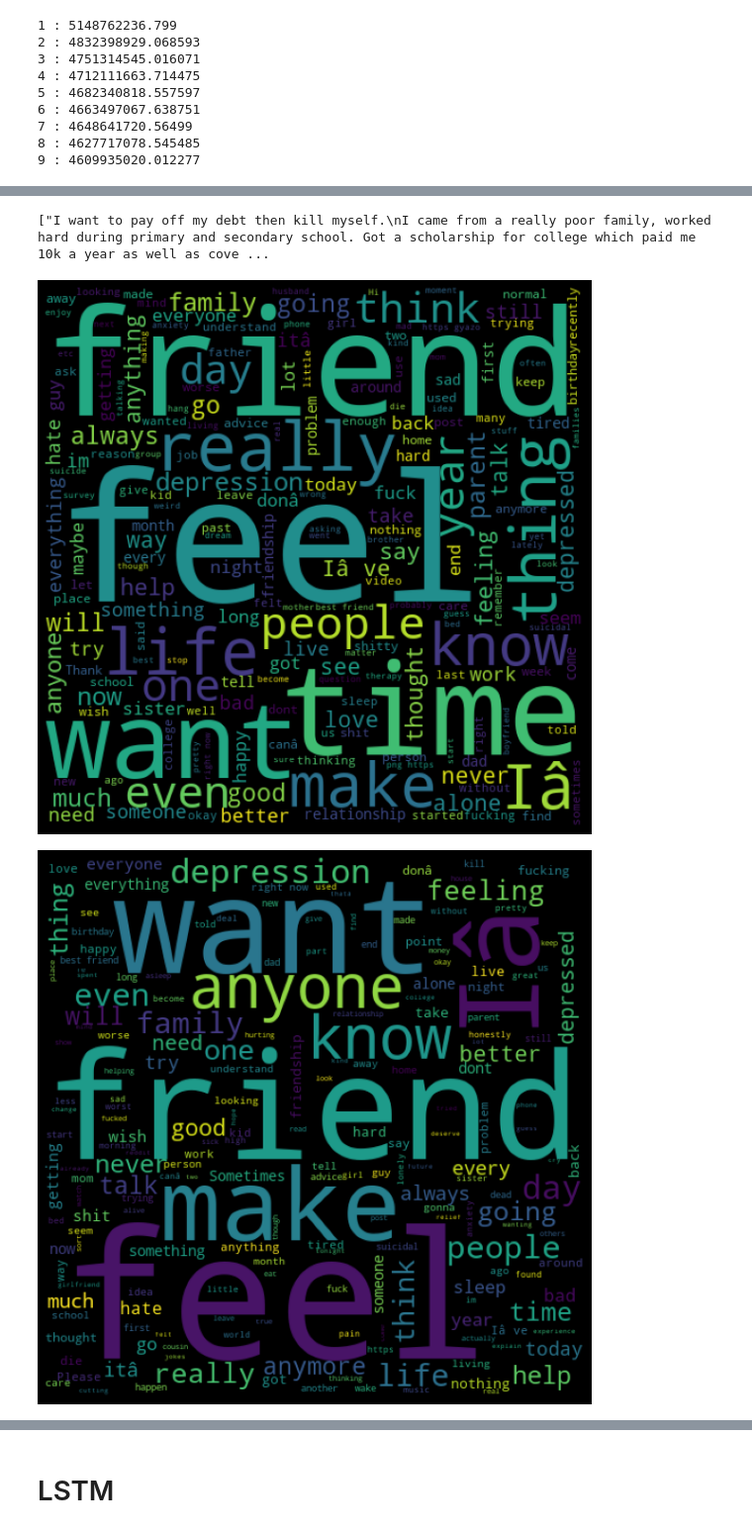
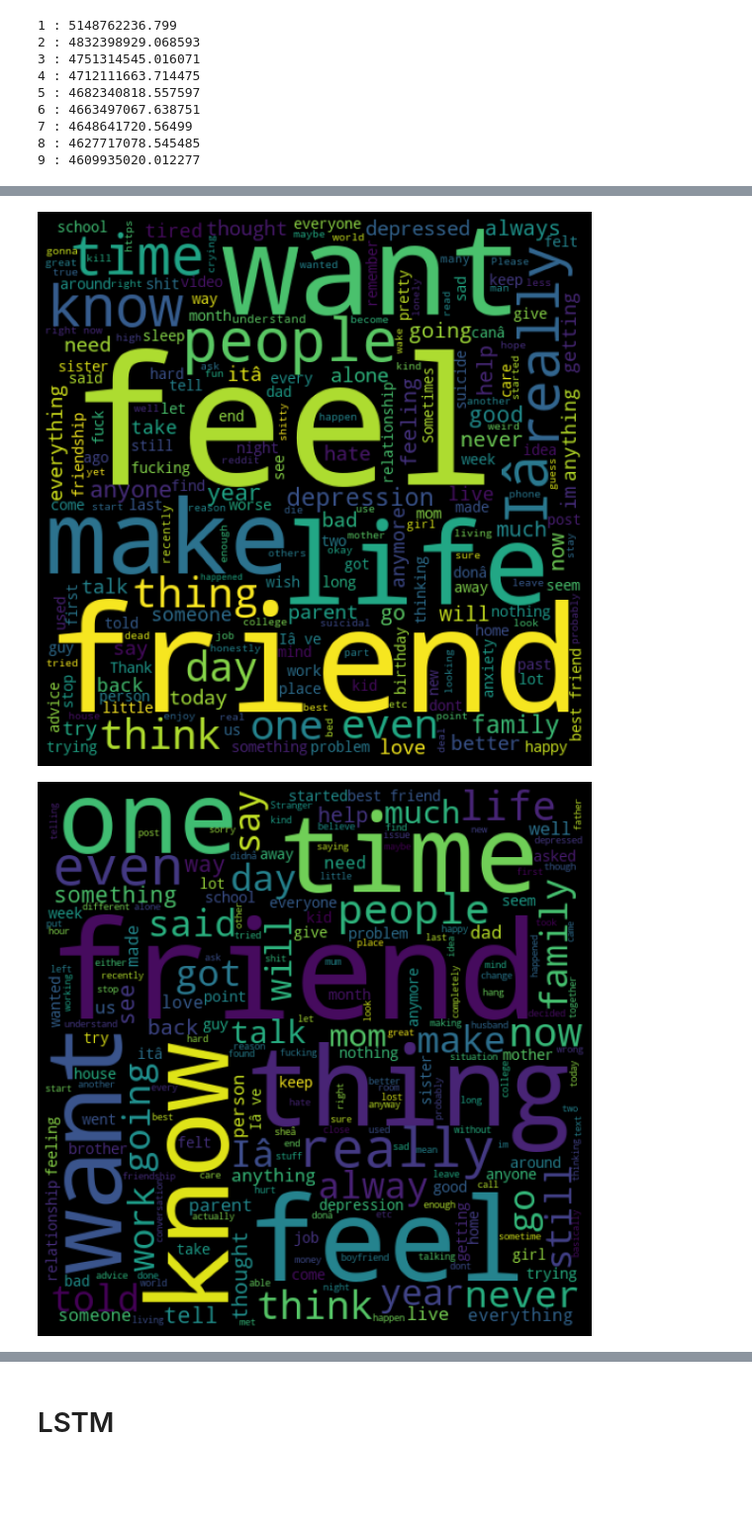
Before and after one commit to spes2357/NLP-depression, a Jupyter notebook: Model_Vertification_NLP_Project_version1.ipynb, the cells around one changed output, grey strips where cells are left out. Shown: that part at 99% size. Cells and saved outputs as stored; diff of their text form; code cells hidden in the pictures; blank space fills up the shorter version.

```diff
--- a/Model_Vertification_NLP_Project_version1.ipynb
+++ b/Model_Vertification_NLP_Project_version1.ipynb
@@ -175,21 +171,19 @@ for index in two_list:
   cluster_two.append(sentence)
 
 
-print(cluster_one)
+# print(cluster_one)
-# %% [output]
-["I want to pay off my debt then kill myself.\nI came from a really poor family, worked hard during primary and secondary school. Got a scholarship for college which paid me 10k a year as well as cove ...
 # %%
 def makeWorldCloud(llist):
   depression_words = ''.join(llist)
   depression_wordclod = WordCloud(width = 512,height = 512).generate(depression_words)
   plt.figure(figsize = (10, 8), facecolor = 'k')
   plt.imshow(depression_wordclod)
   plt.axis('off')
   plt.tight_layout(pad = 0)
   plt.show()
 makeWorldCloud(cluster_zero)
 makeWorldCloud(cluster_one)
-makeWorldCloud(cluster_two)
+# makeWorldCloud(cluster_two)
 # %% [output]
-[figure, old version]
+[figure, new version]
-[figure, old version]
+[figure, new version]
```
Also changed, not shown: parts of 5 cells of this notebook.
